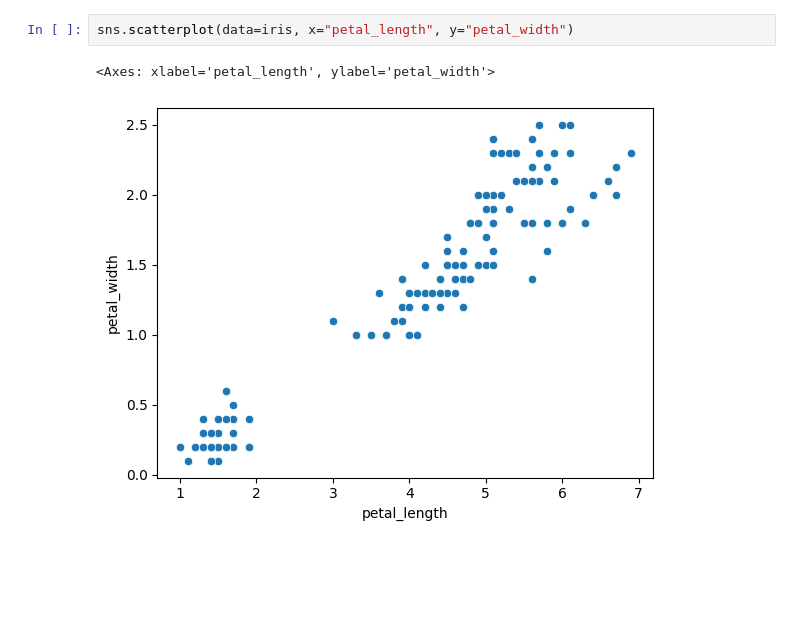
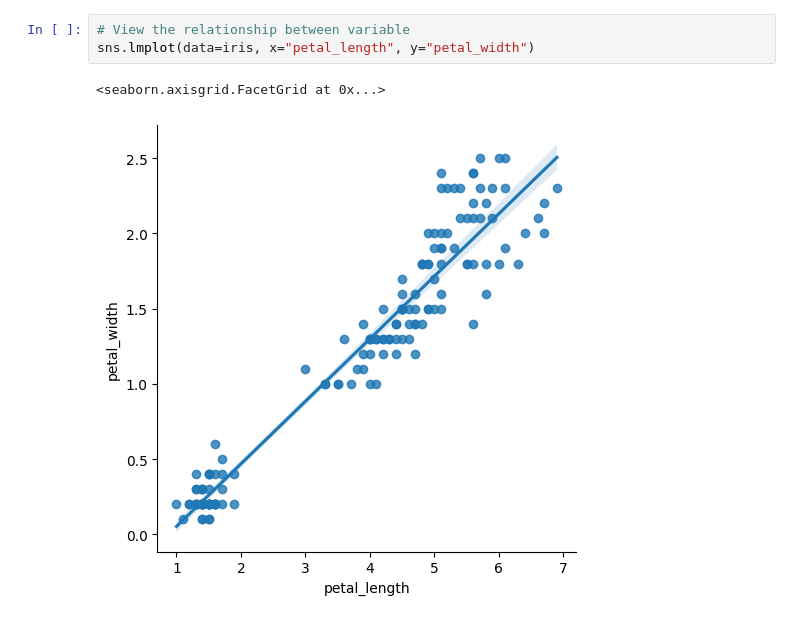
Before and after one commit to kechcole/Machine-Learning, a Jupyter notebook: Notebook/Applied ML with Python.ipynb, the cells around one changed output. Cells and saved outputs as stored; diff of their text form; blank space fills up the shorter version.

```diff
--- a/Notebook/Applied ML with Python.ipynb
+++ b/Notebook/Applied ML with Python.ipynb
@@ -58,7 +59,8 @@ Y = iris['petal_width']
 
 [150 rows x 2 columns]
 # %%
-sns.scatterplot(data=iris, x="petal_length", y="petal_width")
+# View the relationship between variable
+sns.lmplot(data=iris, x="petal_length", y="petal_width")
 # %% [output]
-<Axes: xlabel='petal_length', ylabel='petal_width'>
+<seaborn.axisgrid.FacetGrid at 0x...>
-[figure, old version]
+[figure, new version]
```
Also changed, not shown: parts of 10 cells of this notebook.
